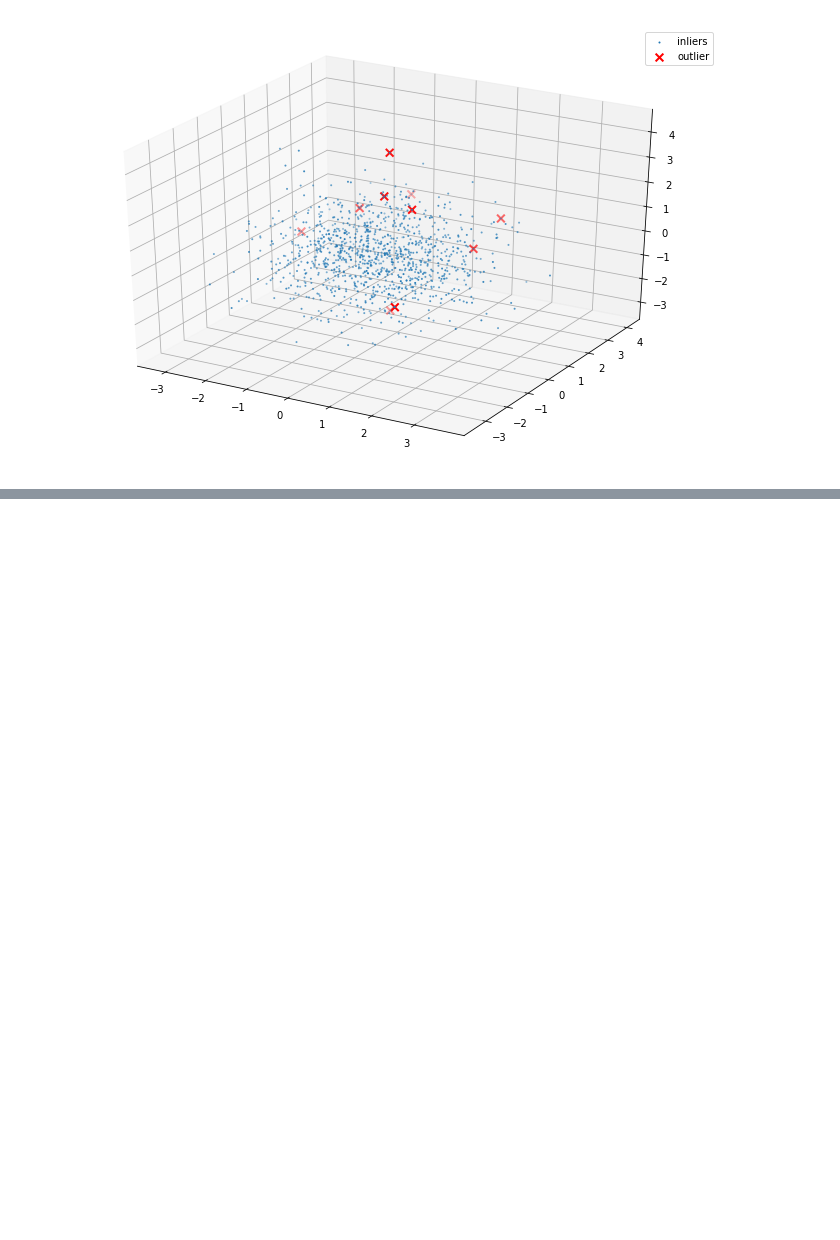
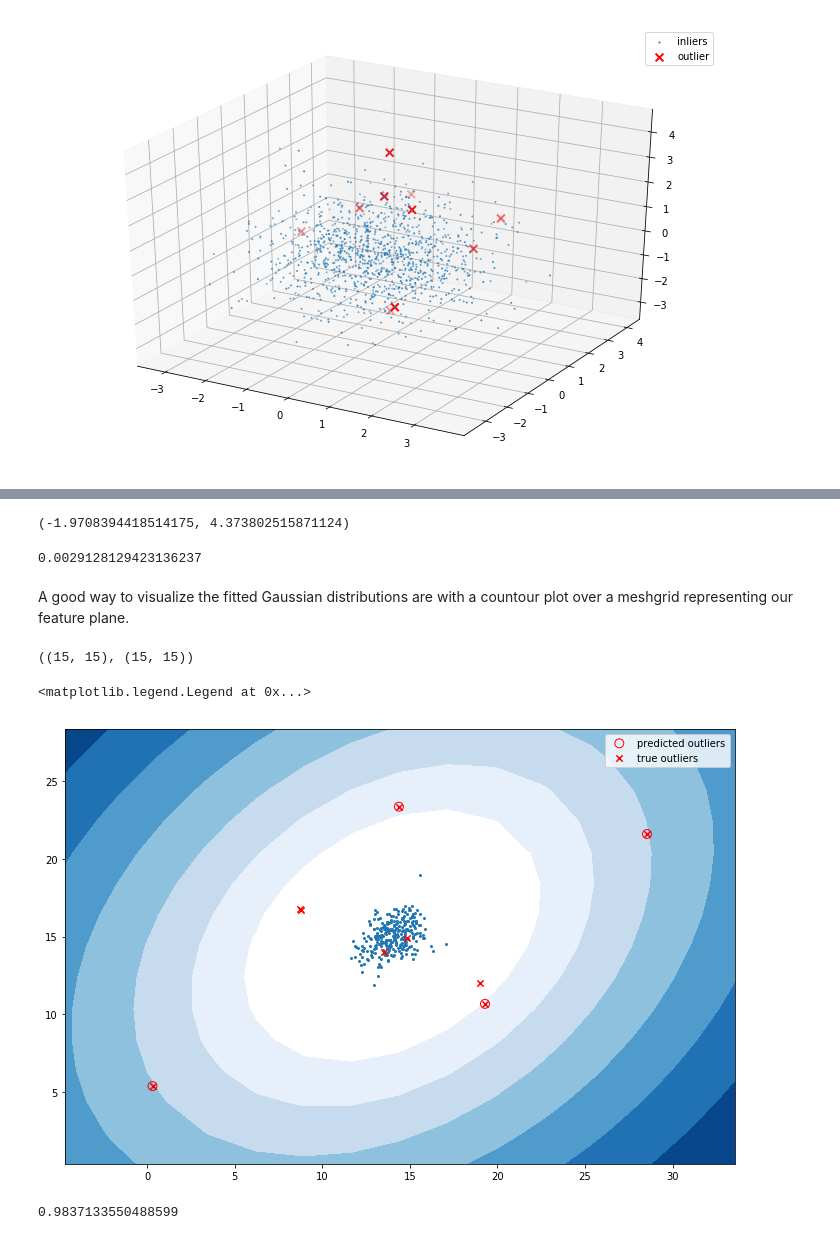
Before and after one commit to msznajder/anomaly_detection_experiments, a Jupyter notebook: 2018_03_06_anomaly_detection_in_scikit_dummy_data.ipynb, the cells around one changed output, grey strips where cells are left out. Saved outputs shown, nothing was run; the diff lists cells and outputs as text; code cells hidden in the pictures; blank space fills up the shorter version.

```diff
--- a/2018_03_06_anomaly_detection_in_scikit_dummy_data.ipynb
+++ b/2018_03_06_anomaly_detection_in_scikit_dummy_data.ipynb
@@ -102,0 +202,6 @@ ax.legend()
+# %%
+# Binary prediction of normal vs. outlier - outlier points are predicted as -1
+pred = elliptic_out.predict(X1)
+pred[pred==1] = 0
+pred[pred==-1] = 1
+pred
@@ -102,0 +241,49 @@ ax.legend()
+# %%
+# Continuous output of the decision_function
+decision = elliptic_out.decision_function(X1)
+decision.min(), decision.max()
+# %% [output]
+(-1.9708394418514175, 4.373802515871124)
+# %%
+# Get the "thresholding" value from the decision function
+threshold = scipy.stats.scoreatpercentile(elliptic_out.decision_function(X1), 100 * outlier_frac)
+threshold
+# %% [output]
+0.0029128129423136237
+# %% [markdown]
+A good way to visualize the fitted Gaussian distributions are with a countour plot over a meshgrid representing our feature plane.
+# %%
+# TODO: understand this.
+# Make a meshgrid for the (x1, x2) feature space.
+x1s = np.linspace(np.min(X1[:, 0]) - 5, np.max(X1[:, 0]) + 5, 15)
+x2s = np.linspace(np.min(X1[:, 1]) - 5, np.max(X1[:, 1]) + 5, 15)
+x1grid, x2grid = np.meshgrid(x1s, x2s)
+x1grid.shape, x2grid.shape
+# %% [output]
+((15, 15), (15, 15))
+# %%
+# Make predictions for each point on the grid.
+Xgrid = np.column_stack((x1grid.ravel(), x2grid.ravel())) # Feature matrix containing all grid points
+dens = elliptic_out.decision_function(Xgrid)
+densgrid = dens.reshape(x1grid.shape) # Reshape the vector of densities back onto the "grid"
+# %%
+# Plot the points.
+fig, ax = plt.subplots(figsize=(12, 8))
+ax.scatter(X1[:, 0], X1[:, 1], s=4)
+
+# Use the densites as the "z" values in a contour plot on the grid
+ax.contourf(x1grid, x2grid, densgrid, cmap=plt.cm.Blues_r, levels=np.linspace(dens.min(), threshold, 7))
+
+# Plot circles around the predicted outliers.
+ax.scatter(X1[pred == 1, 0], X1[pred == 1, 1],
+           facecolor="none", color="red", s=80, label="predicted outliers")
+ax.scatter(X1[y1 == 1, 0], X1[y1 == 1, 1], color="red", marker="x", s=40, label="true outliers")
+ax.legend()
+# %% [output]
+<matplotlib.legend.Legend at 0x...>
+[figure, added]
+# %%
+from sklearn.metrics import accuracy_score, f1_score, confusion_matrix, roc_curve, auc
+accuracy_score(y1, pred)
+# %% [output]
+0.9837133550488599
```
Also changed, not shown: parts of 59 cells of this notebook, 4 other files.
